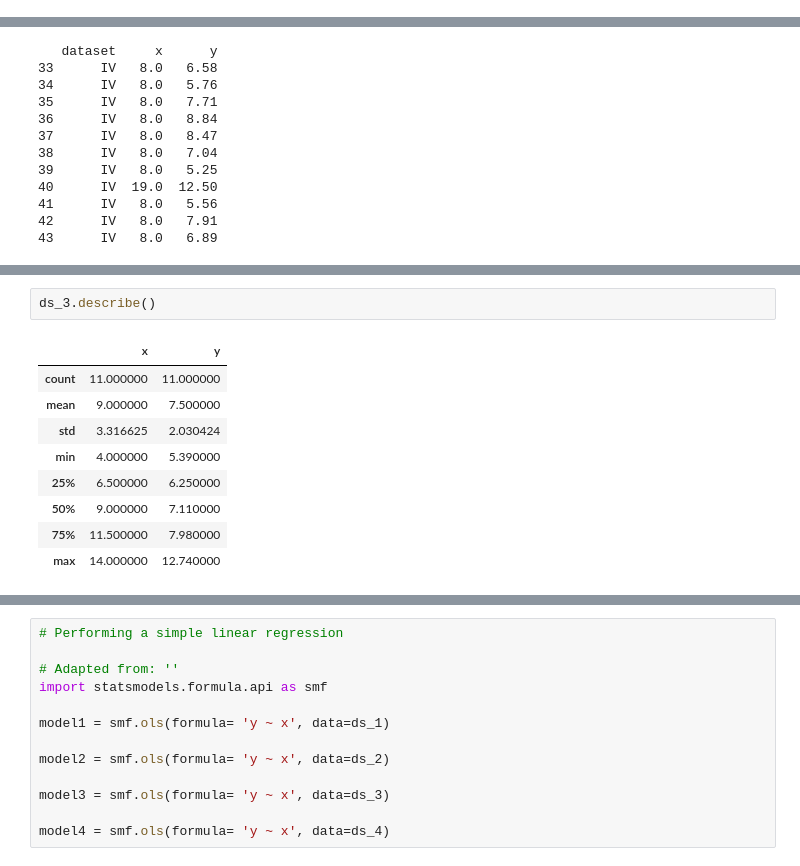
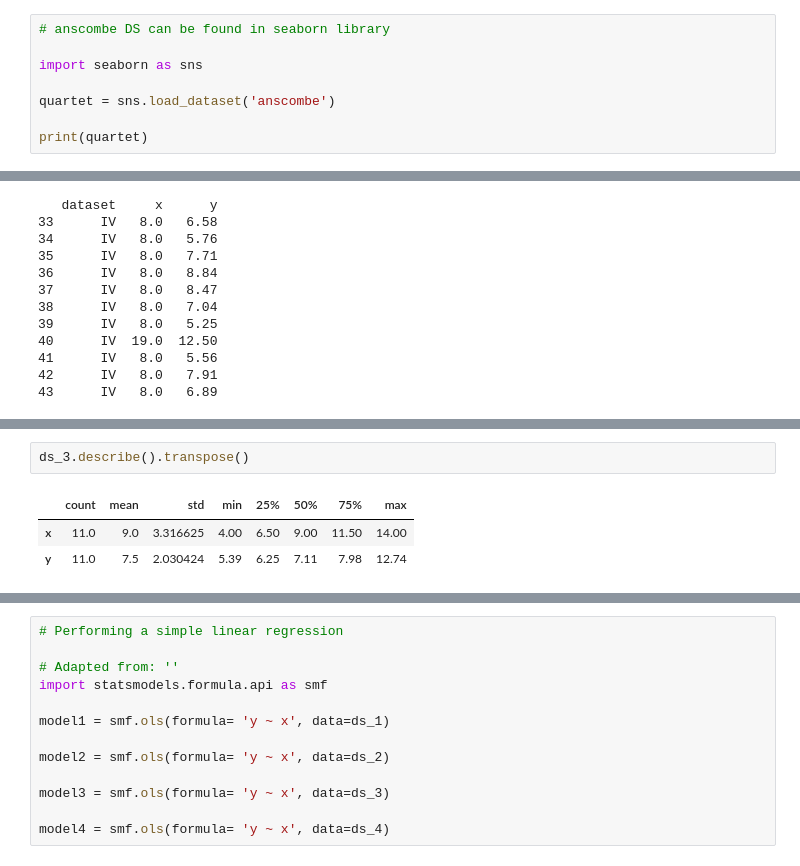
Before and after one commit to MarcoMen-Temp/Fundamentals-Practice, a Jupyter notebook: Anscombe Quartet Analysis.ipynb, the cells around one changed output, grey strips where cells are left out. Cells and saved outputs as stored; diff of their text form.

```diff
--- a/Anscombe Quartet Analysis.ipynb
+++ b/Anscombe Quartet Analysis.ipynb
@@ -40,0 +31,8 @@ print(quartet)
+# %%
+# anscombe DS can be found in seaborn library
+
+import seaborn as sns
+
+quartet = sns.load_dataset('anscombe')
+
+print(quartet)
@@ -109,13 +113,7 @@ ds_2.describe()
 # %%
-ds_3.describe()
+ds_3.describe().transpose()
 # %% [output]
-|  | x | y |
-| count | 11.000000 | 11.000000 |
-| mean | 9.000000 | 7.500000 |
-| std | 3.316625 | 2.030424 |
-| min | 4.000000 | 5.390000 |
-| 25% | 6.500000 | 6.250000 |
-| 50% | 9.000000 | 7.110000 |
-| 75% | 11.500000 | 7.980000 |
-| max | 14.000000 | 12.740000 |
+|  | count | mean | std | min | 25% | 50% | 75% | max |
+| x | 11.0 | 9.0 | 3.316625 | 4.00 | 6.50 | 9.00 | 11.50 | 14.00 |
+| y | 11.0 | 7.5 | 2.030424 | 5.39 | 6.25 | 7.11 | 7.98 | 12.74 |
 # %%
```
Also changed, not shown: parts of 6 cells of this notebook.
